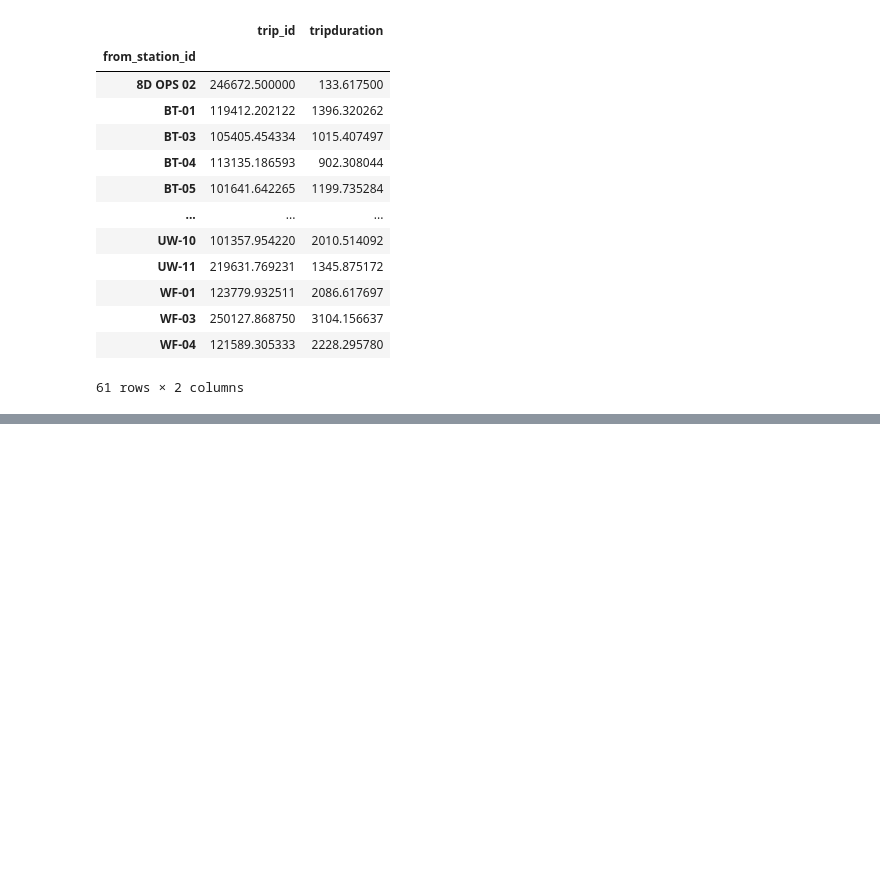
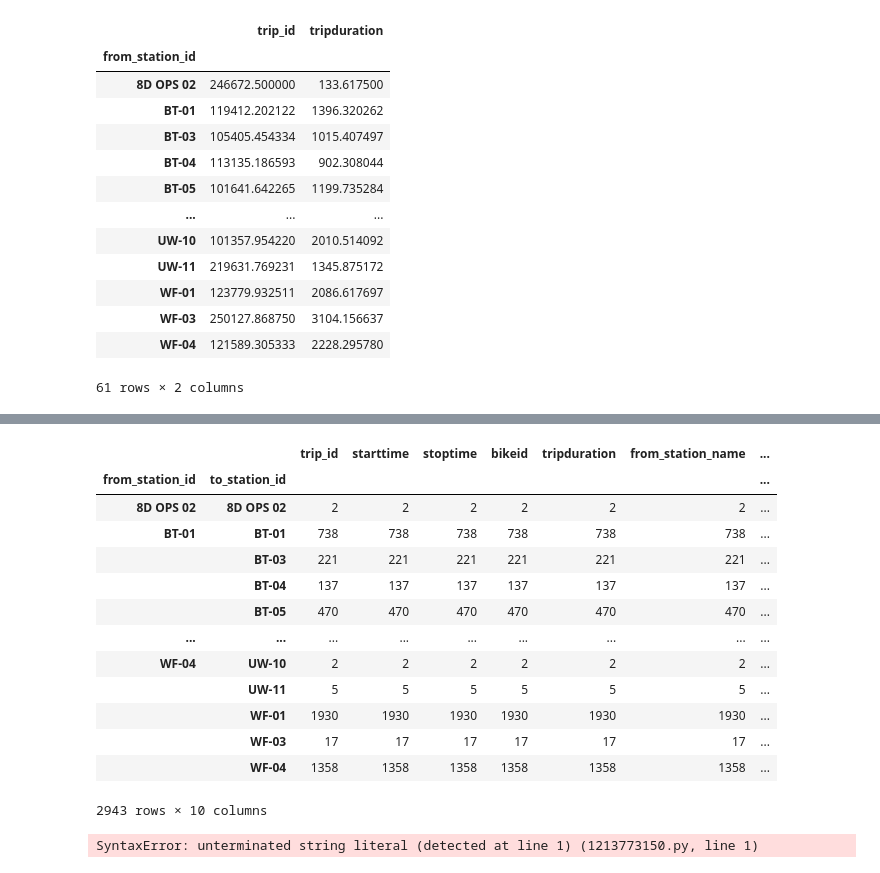
Before and after one commit to adarual/Week1_Test, a Jupyter notebook: Project Week 2 - C1.ipynb, the cells around one changed output, grey strips where cells are left out. Drawn from its saved outputs; the diff is of its cells as text; code cells hidden in the pictures; blank space fills up the shorter version.

```diff
--- a/Project Week 2 - C1.ipynb
+++ b/Project Week 2 - C1.ipynb
@@ -86,0 +222,17 @@ trip.groupby('from_station_id').mean()
+# %%
+trip.groupby(['from_station_id', 'to_station_id']).count()
+# %% [output]
+|  |  | trip_id | starttime | stoptime | bikeid | tripduration | from_station_name | ... |
+| from_station_id | to_station_id |  |  |  |  |  |  | ... |
+| 8D OPS 02 | 8D OPS 02 | 2 | 2 | 2 | 2 | 2 | 2 | ... |
+| BT-01 | BT-01 | 738 | 738 | 738 | 738 | 738 | 738 | ... |
+|  | BT-03 | 221 | 221 | 221 | 221 | 221 | 221 | ... |
+|  | BT-04 | 137 | 137 | 137 | 137 | 137 | 137 | ... |
+|  | BT-05 | 470 | 470 | 470 | 470 | 470 | 470 | ... |
+| ... | ... | ... | ... | ... | ... | ... | ... | ... |
+| WF-04 | UW-10 | 2 | 2 | 2 | 2 | 2 | 2 | ... |
+|  | UW-11 | 5 | 5 | 5 | 5 | 5 | 5 | ... |
+|  | WF-01 | 1930 | 1930 | 1930 | 1930 | 1930 | 1930 | ... |
+|  | WF-03 | 17 | 17 | 17 | 17 | 17 | 17 | ... |
+|  | WF-04 | 1358 | 1358 | 1358 | 1358 | 1358 | 1358 | ... |
+2943 rows × 10 columns
@@ -86,0 +241,4 @@ trip.groupby('from_station_id').mean()
+# %%
+trip.groupby('from_station_id', 'to_station_id).get_group()
+# %% [output]
+SyntaxError: unterminated string literal (detected at line 1) (1213773150.py, line 1)
```
Also changed, not shown: parts of 13 cells of this notebook.
